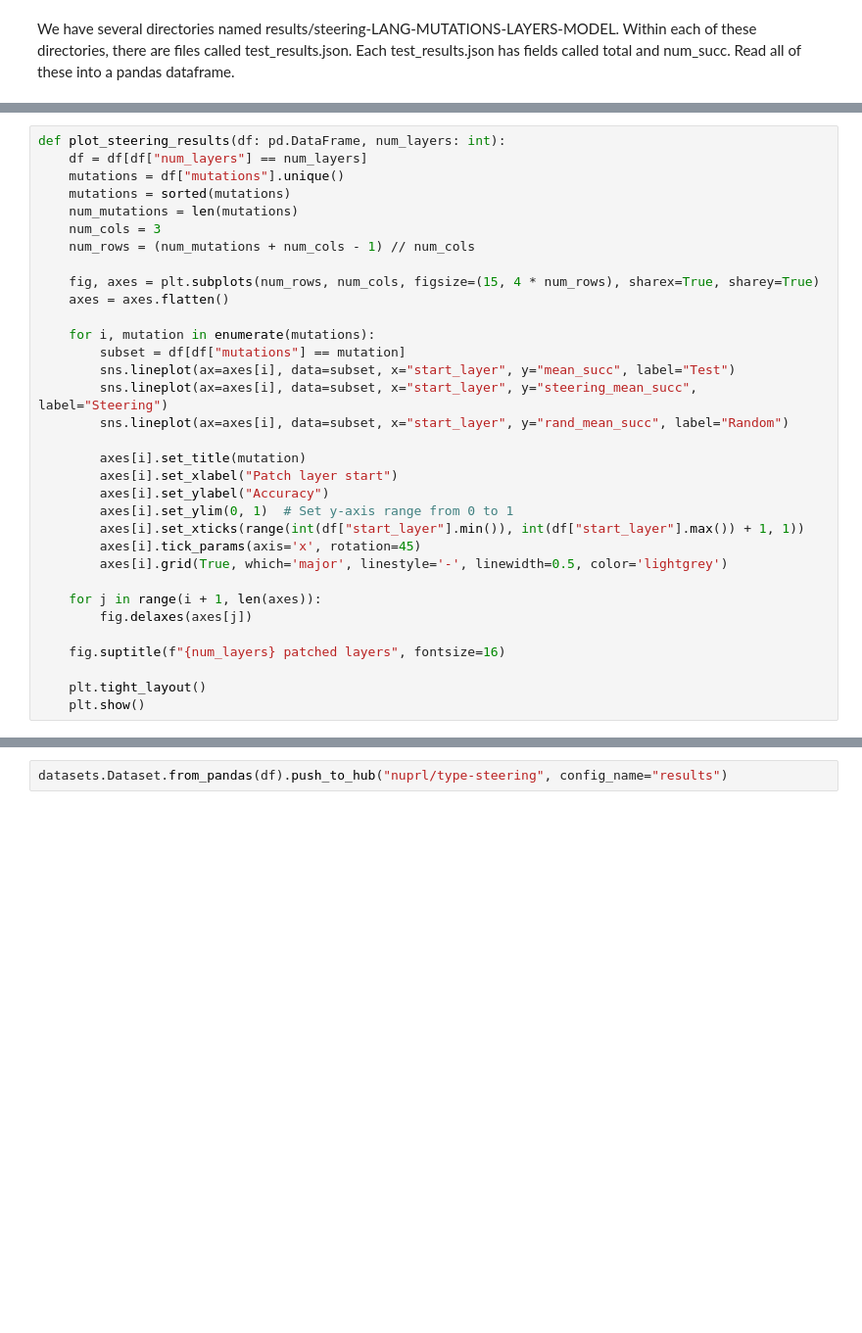
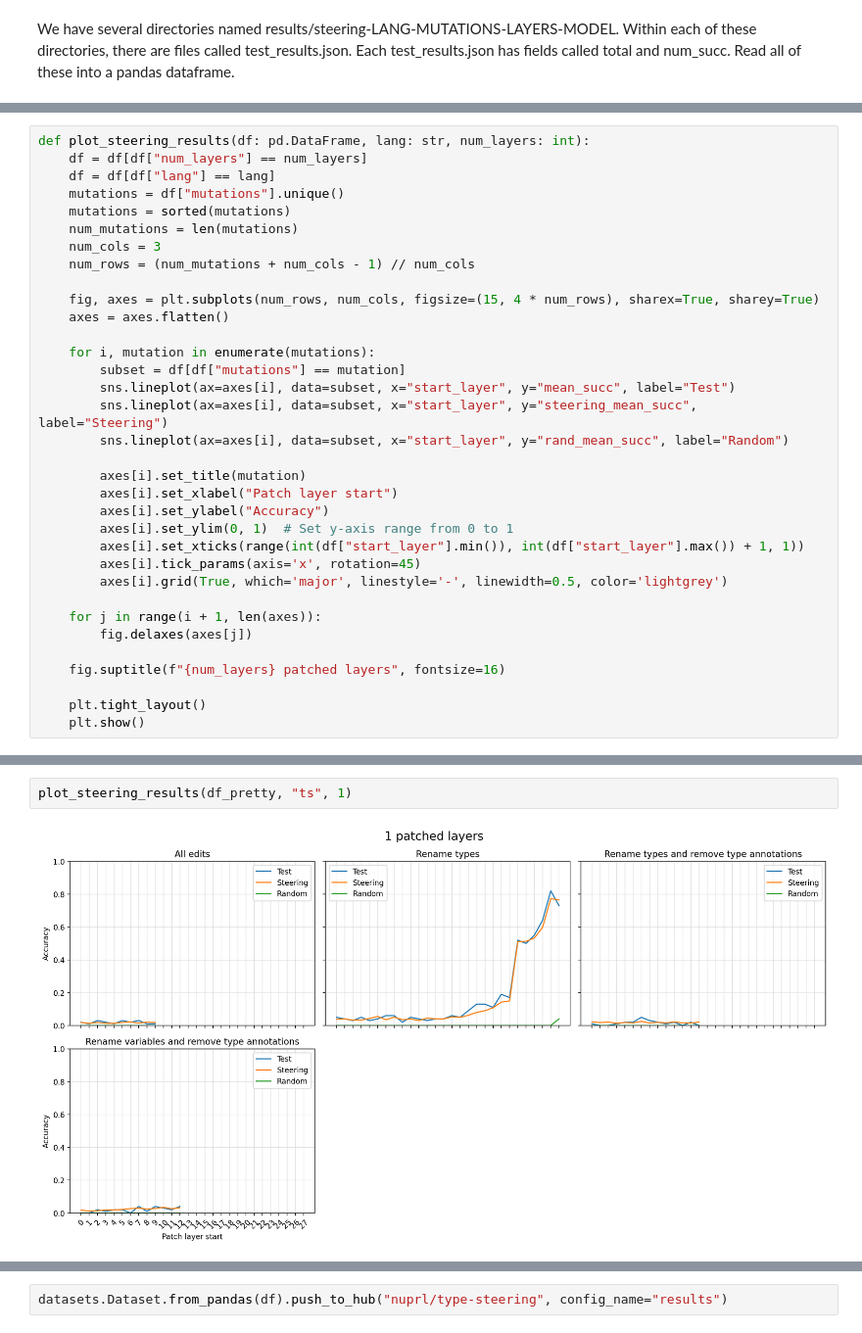
Before and after one commit to nuprl/codetrace, a Jupyter notebook: notebooks/delta_analysis.ipynb, the cells around one changed output, grey strips where cells are left out. Shown at 98% size. Cells and saved outputs as stored; diff of their text form; blank space fills up the shorter version.

```diff
--- a/notebooks/delta_analysis.ipynb
+++ b/notebooks/delta_analysis.ipynb
@@ -68,6 +78,7 @@ df_pretty.head()
 # %%
-def plot_steering_results(df: pd.DataFrame, num_layers: int):
+def plot_steering_results(df: pd.DataFrame, lang: str, num_layers: int):
     df = df[df["num_layers"] == num_layers]
+    df = df[df["lang"] == lang]
     mutations = df["mutations"].unique()
     mutations = sorted(mutations)
     num_mutations = len(mutations)
@@ -111,2 +122,6 @@ plot_steering_results(df_pretty, 5)
 # %% [output]
 [figure]
+# %%
+plot_steering_results(df_pretty, "ts", 1)
+# %% [output]
+[figure, added]
```
Also changed, not shown: parts of 7 cells of this notebook.
